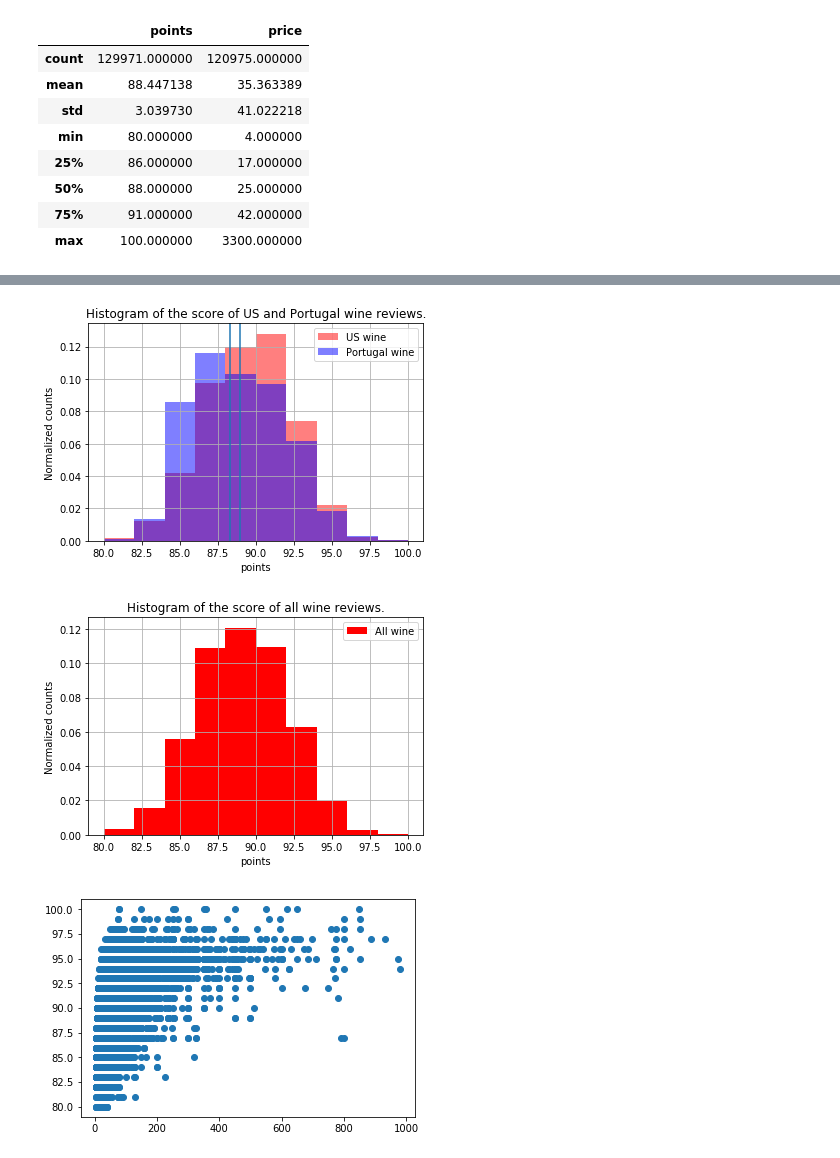
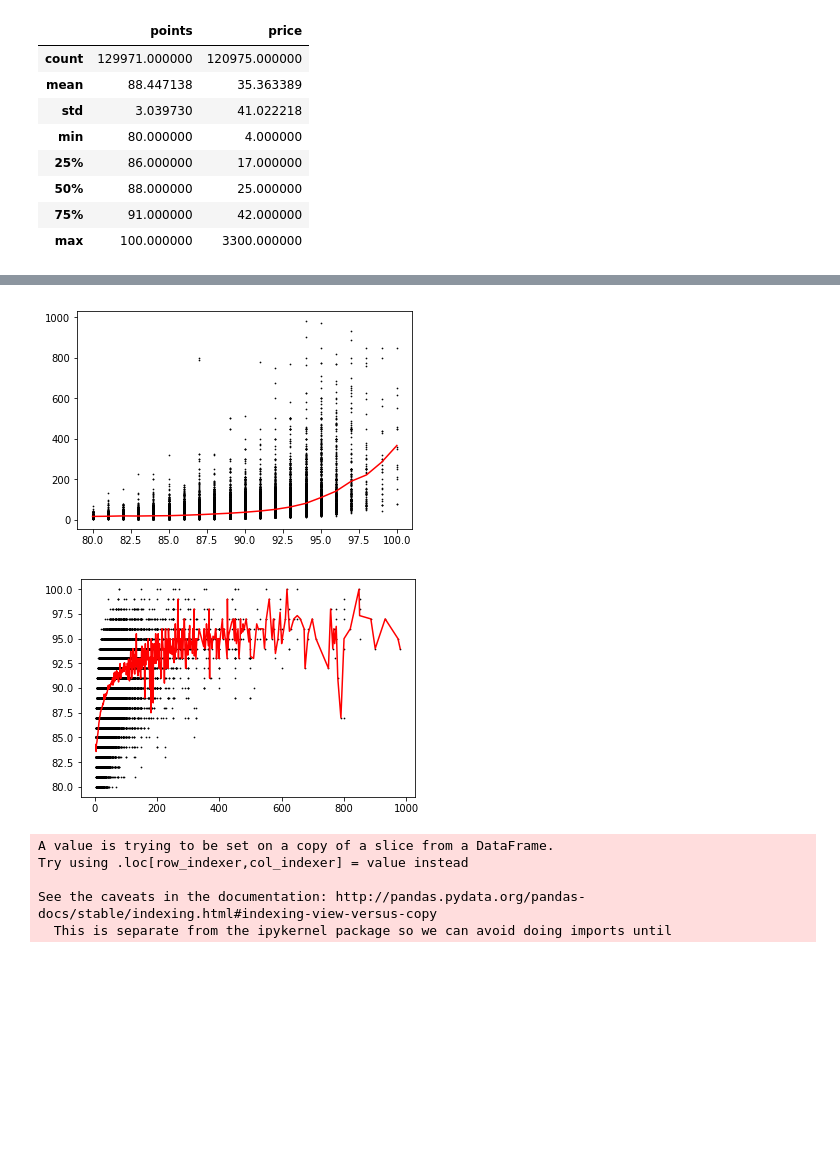
Before and after one commit to JowehL/SDA-Project, a Jupyter notebook: Untitled.ipynb, the cells around one changed output, grey strips where cells are left out. Cells and saved outputs as stored; diff of their text form; code cells hidden in the pictures; blank space fills up the shorter version.

```diff
--- a/Untitled.ipynb
+++ b/Untitled.ipynb
@@ -126,25 +96,22 @@ clean_wine_data.corr()
 # %%
-us_wine['points'].hist(label='US wine', color='r', alpha=0.5, normed=True)
-plt.axvline(us_wine['points'].mean())
-portugal_wine['points'].hist(label='Portugal wine', color='b', alpha=0.5, normed=True)
-plt.axvline(portugal_wine['points'].mean())
+# us_wine['points'].hist(label='US wine', color='r', alpha=0.5, normed=True)
+# plt.axvline(us_wine['points'].mean())
+# portugal_wine['points'].hist(label='Portugal wine', color='b', alpha=0.5, normed=True)
+# plt.axvline(portugal_wine['points'].mean())
 
-plt.ylabel('Normalized counts')
-plt.xlabel('points')
-plt.title('Histogram of the score of US and Portugal wine reviews.')
-plt.legend()
-plt.show()
+# plt.ylabel('Normalized counts')
+# plt.xlabel('points')
+# plt.title('Histogram of the score of US and Portugal wine reviews.')
+# plt.legend()
+# plt.show()
 
-clean_wine_data['points'].hist(label='All wine', color='r', normed=True)
+# clean_wine_data['points'].hist(label='All wine', color='r', normed=True)
 
-plt.ylabel('Normalized counts')
-plt.xlabel('points')
-plt.title('Histogram of the score of all wine reviews.')
-plt.legend()
-plt.show()
+# plt.ylabel('Normalized counts')
+# plt.xlabel('points')
+# plt.title('Histogram of the score of all wine reviews.')
+# plt.legend()
+# plt.show()
-# %% [output]
-[figure, removed]
-[figure, removed]
 # %%
 # roger = clean_wine_data.loc[clean_wine_data['taster_name'] == 'Roger Voss']
 
@@ -153,12 +120,33 @@ plt.show()
 # print(corr)
 # plt.plot(corr)
 # plt.show()
-# %%
-prices = clean_wine_data.loc[clean_wine_data['price'] < 1000]
-
-
-plt.scatter(prices['price'], prices['points'])
-
-plt.show()
-# %% [output]
-[figure, removed]
+# %%
+prices = clean_wine_data.loc[clean_wine_data['price'] < 1000]
+points = clean_wine_data.loc[clean_wine_data['price'] < 1000]
+
+price_means = prices['price'].groupby(prices['points']).mean()
+points_means = points['points'].groupby(points['price']).mean()
+
+plt.scatter(prices['points'], prices['price'], 0.5, color='k')
+plt.plot(price_means, c='r')
+plt.show()
+
+plt.scatter(points['price'], points['points'], 0.5, color='k')
+plt.plot(points_means, c='r')
+# plt.xscale('log')
+# plt.yscale('log')
+plt.show()
+# %% [output]
+[figure, added]
+[figure, added]
+# %%
+test = clean_wine_data.loc[clean_wine_data['price'] < 1000]
+
+test['bin'] = pd.qcut(test['price'], 23)
+test_point_means = test['points'].groupby(test['bin']).mean()
+# %% [output]
+A value is trying to be set on a copy of a slice from a DataFrame.
+Try using .loc[row_indexer,col_indexer] = value instead
+
+See the caveats in the documentation: http://pandas.pydata.org/pandas-docs/stable/indexing.html#indexing-view-versus-copy
+  This is separate from the ipykernel package so we can avoid doing imports until
```
Also changed, not shown: parts of 9 cells of this notebook, 1 other file.
